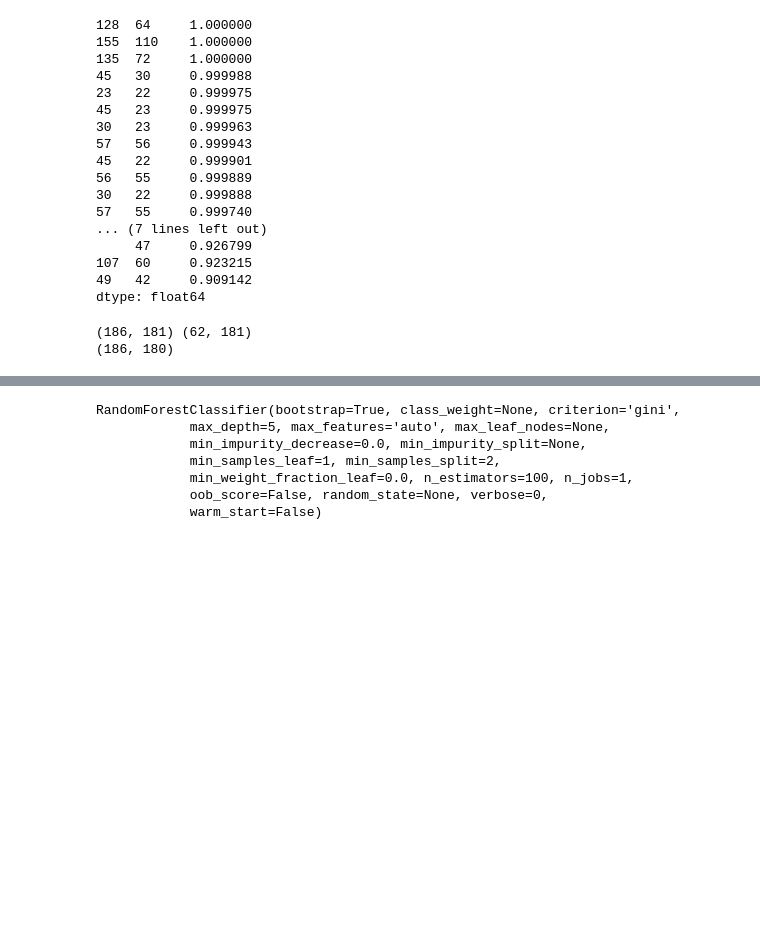
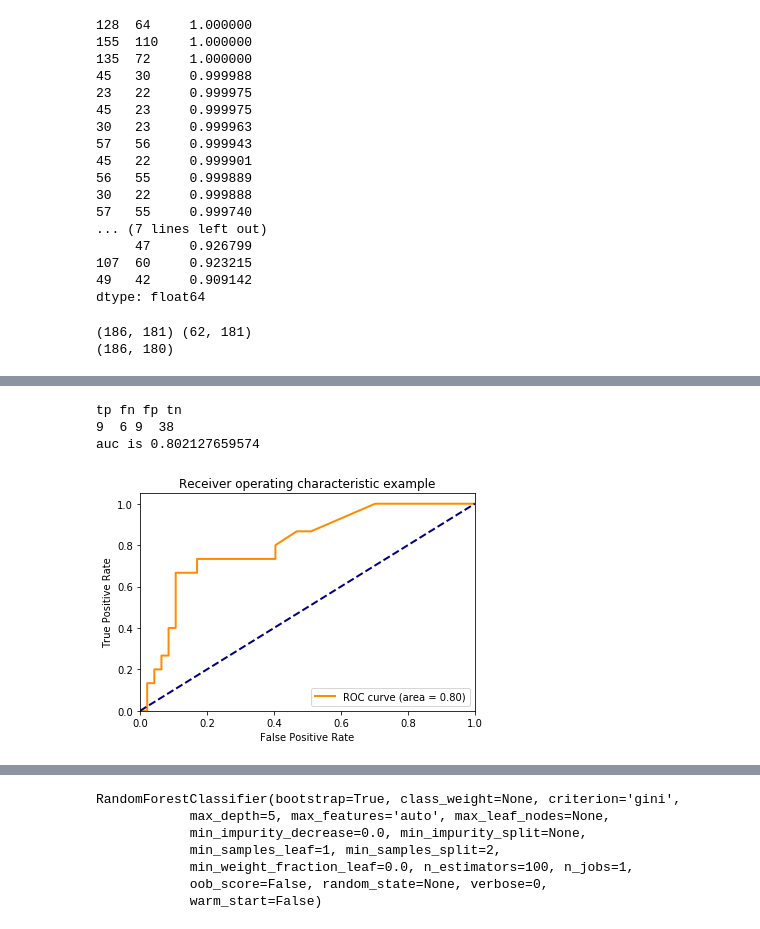
Before and after one commit to shuang1330/mvid, a Jupyter notebook: data_analyse.ipynb, the cells around one changed output, grey strips where cells are left out. Drawn from its saved outputs; the diff is of its cells as text; code cells hidden in the pictures; blank space fills up the shorter version.

```diff
--- a/data_analyse.ipynb
+++ b/data_analyse.ipynb
@@ -260,0 +290,29 @@ ggplot(df, aes(x='fpr', y='tpr')) +\
+# %%
+# logistic regression models example for the dummies
+logr = LogisticRegression(penalty='l1',C=3,class_weight={1:2,0:1})
+logr.fit(train_x,train_y)
+pred = logr.predict(test_x)
+tn, fp, fn, tp = confusion_matrix(test_y,pred).ravel()
+print('tp fn fp tn\n%d  %d %d  %d'%(tp,fn,fp,tn))
+preds = clf.predict_proba(test_x)[:,1]
+fpr, tpr, _ = metrics.roc_curve(test_y, preds)
+print('auc is',metrics.auc(fpr,tpr))
+# tn, fp, fn, tp = confusion_matrix(test_y,pred).ravel()
+
+plt.figure()
+lw = 2
+plt.plot(fpr, tpr, color='darkorange',
+         lw=lw, label='ROC curve (area = %0.2f)' % score)
+plt.plot([0, 1], [0, 1], color='navy', lw=lw, linestyle='--')
+plt.xlim([0.0, 1.0])
+plt.ylim([0.0, 1.05])
+plt.xlabel('False Positive Rate')
+plt.ylabel('True Positive Rate')
+plt.title('Receiver operating characteristic example')
+plt.legend(loc="lower right")
+plt.show()
+# %% [output]
+tp fn fp tn
+9  6 9  38
+auc is 0.802127659574
+[figure, added]
```
Also changed, not shown: parts of 11 cells of this notebook, 1 other file.
